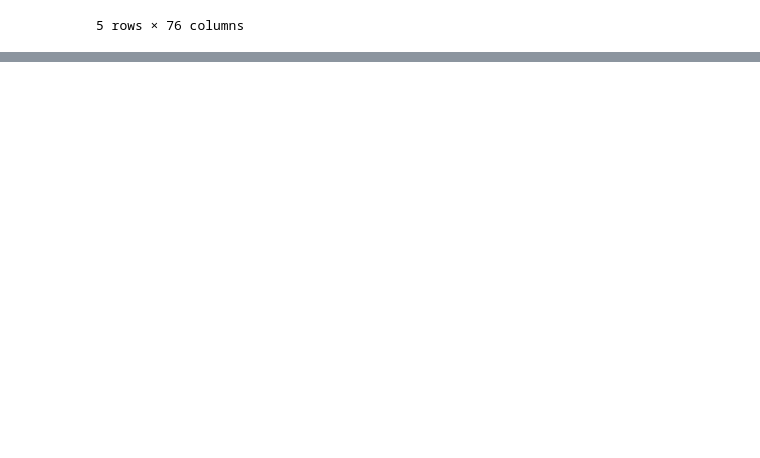
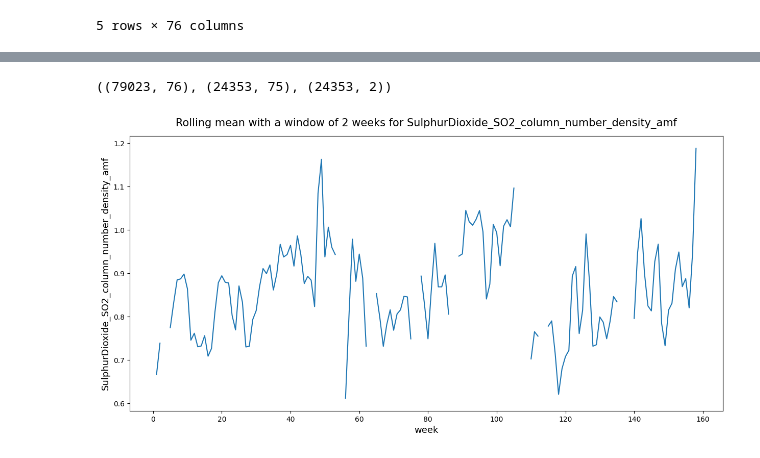
Before and after one commit to candybains/Candy, a Jupyter notebook: Carbon_Emission.ipynb, the cells around one changed output, grey strips where cells are left out. Saved outputs shown, nothing was run; the diff lists cells and outputs as text; code cells hidden in the pictures; blank space fills up the shorter version.

```diff
--- a/Carbon_Emission.ipynb
+++ b/Carbon_Emission.ipynb
@@ -25,0 +42,22 @@ train.head()
+# %%
+train.shape, test.shape, samplesubmission.shape
+# %% [output]
+((79023, 76), (24353, 75), (24353, 2))
+# %%
+train['location'] = [str(x) + '_' + str(y) for x, y in zip(train.latitude, train.longitude)]
+
+# Filter based on one location
+example_loc = train[train.location == '-0.51_29.29']
+
+# Calculate rolling mean for SulphurDioxide_SO2_column_number_density_amf with a window of 2 weeks
+rolling_mean = example_loc['SulphurDioxide_SO2_column_number_density_amf'].rolling(window = 2).mean()
+
+# Visualise rolling mean
+plt.figure(figsize = (15, 7))
+rolling_mean.plot()
+plt.title('Rolling mean with a window of 2 weeks for SulphurDioxide_SO2_column_number_density_amf', y = 1.02, fontsize = 15)
+plt.xlabel('week', y = 1.05, fontsize = 13)
+plt.ylabel('SulphurDioxide_SO2_column_number_density_amf', x = 1.05, fontsize = 13)
+plt.show()
+# %% [output]
+[figure, added]
```
Also changed, not shown: parts of 8 cells of this notebook.
